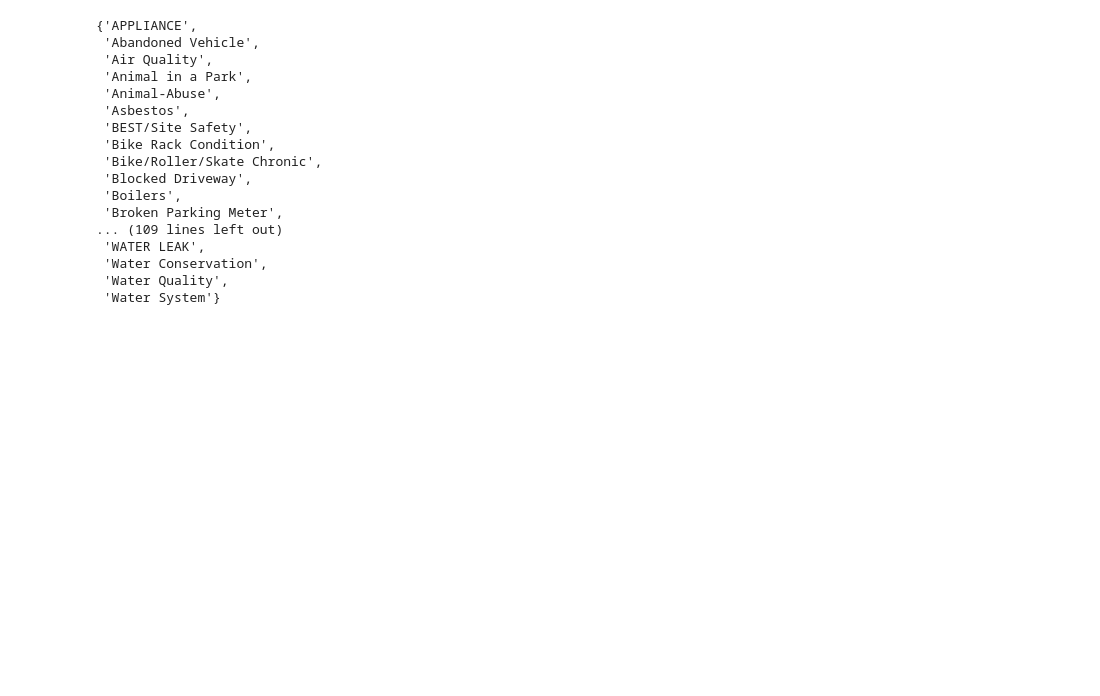
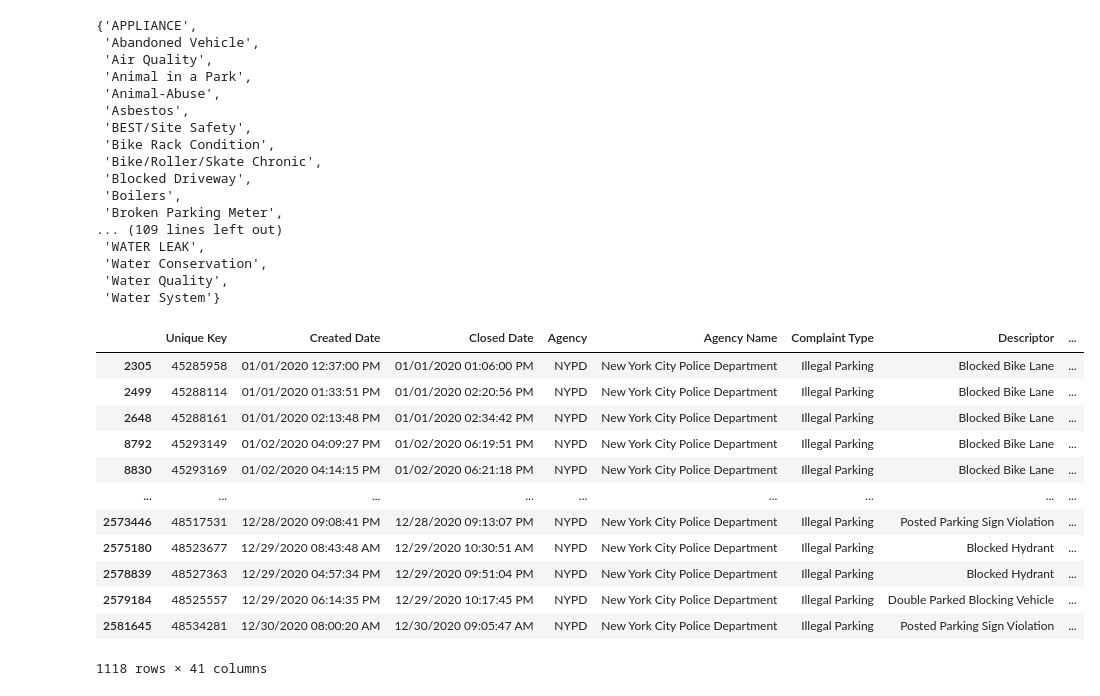
Before and after one commit to guanglinghelen/tfaproject, a Jupyter notebook: Parking.ipynb, the cells around one changed output. Saved outputs shown, nothing was run; the diff lists cells and outputs as text; code cells hidden in the pictures; blank space fills up the shorter version.

```diff
--- a/Parking.ipynb
+++ b/Parking.ipynb
@@ -77,3 +77,19 @@ set(list(df_10027['Complaint Type']))
  'Water Conservation',
  'Water Quality',
  'Water System'}
+# %%
+df_10027[df_10027['Complaint Type'] == 'Illegal Parking']
+# %% [output]
+|  | Unique Key | Created Date | Closed Date | Agency | Agency Name | Complaint Type | Descriptor | ... |
+| 2305 | 45285958 | 01/01/2020 12:37:00 PM | 01/01/2020 01:06:00 PM | NYPD | New York City Police Department | Illegal Parking | Blocked Bike Lane | ... |
+| 2499 | 45288114 | 01/01/2020 01:33:51 PM | 01/01/2020 02:20:56 PM | NYPD | New York City Police Department | Illegal Parking | Blocked Bike Lane | ... |
+| 2648 | 45288161 | 01/01/2020 02:13:48 PM | 01/01/2020 02:34:42 PM | NYPD | New York City Police Department | Illegal Parking | Blocked Bike Lane | ... |
+| 8792 | 45293149 | 01/02/2020 04:09:27 PM | 01/02/2020 06:19:51 PM | NYPD | New York City Police Department | Illegal Parking | Blocked Bike Lane | ... |
+| 8830 | 45293169 | 01/02/2020 04:14:15 PM | 01/02/2020 06:21:18 PM | NYPD | New York City Police Department | Illegal Parking | Blocked Bike Lane | ... |
+| ... | ... | ... | ... | ... | ... | ... | ... | ... |
+| 2573446 | 48517531 | 12/28/2020 09:08:41 PM | 12/28/2020 09:13:07 PM | NYPD | New York City Police Department | Illegal Parking | Posted Parking Sign Violation | ... |
+| 2575180 | 48523677 | 12/29/2020 08:43:48 AM | 12/29/2020 10:30:51 AM | NYPD | New York City Police Department | Illegal Parking | Blocked Hydrant | ... |
+| 2578839 | 48527363 | 12/29/2020 04:57:34 PM | 12/29/2020 09:51:04 PM | NYPD | New York City Police Department | Illegal Parking | Blocked Hydrant | ... |
+| 2579184 | 48525557 | 12/29/2020 06:14:35 PM | 12/29/2020 10:17:45 PM | NYPD | New York City Police Department | Illegal Parking | Double Parked Blocking Vehicle | ... |
+| 2581645 | 48534281 | 12/30/2020 08:00:20 AM | 12/30/2020 09:05:47 AM | NYPD | New York City Police Department | Illegal Parking | Posted Parking Sign Violation | ... |
+1118 rows × 41 columns
```
